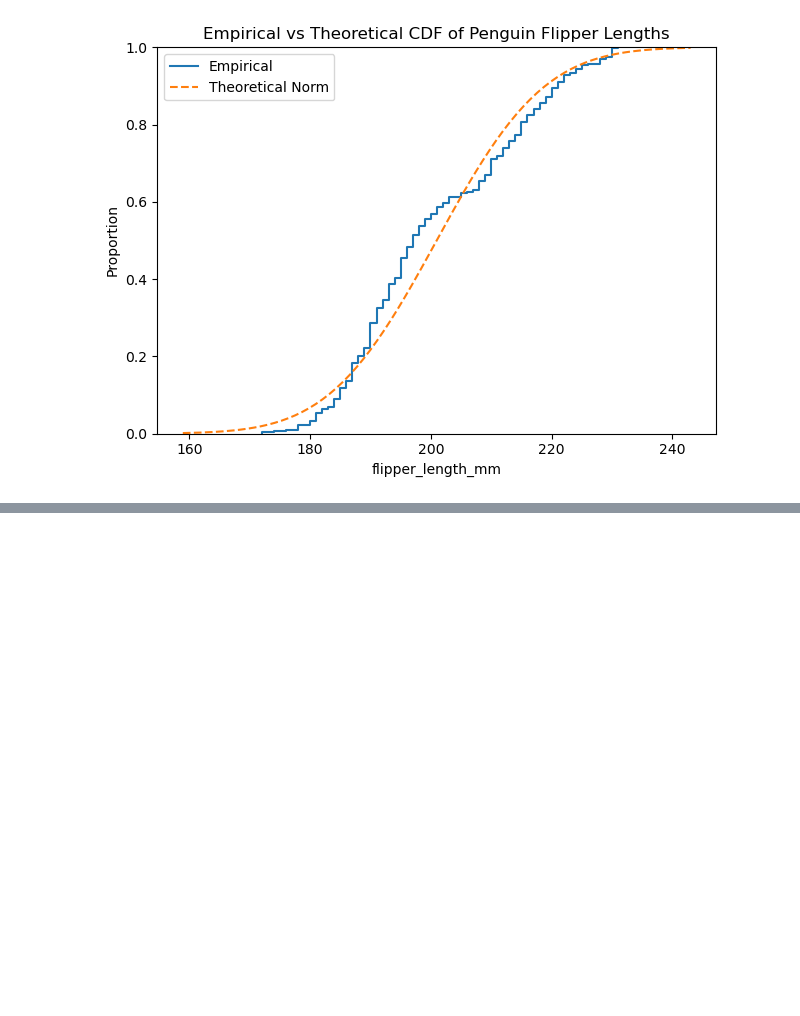
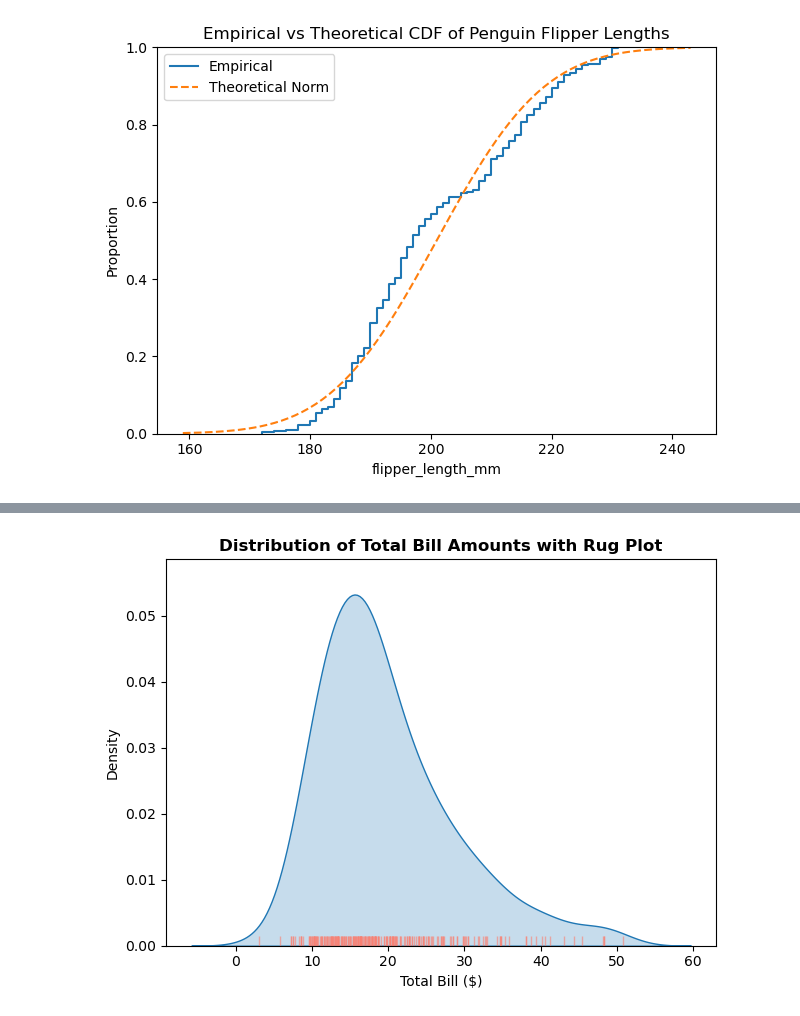
Before and after one commit to aradmehralian/data-visualization-practice, a Jupyter notebook: seaborn/Practice/04 Distribution Plots.ipynb, the cells around one changed output, grey strips where cells are left out. Drawn from its saved outputs; the diff is of its cells as text; code cells hidden in the pictures; blank space fills up the shorter version.

```diff
--- a/seaborn/Practice/04 Distribution Plots.ipynb
+++ b/seaborn/Practice/04 Distribution Plots.ipynb
@@ -346,0 +378,11 @@ plt.tight_layout()
+# %%
+fig, ax = plt.subplots()
+sns.kdeplot(data=tips, ax=ax, x="total_bill", fill=True)
+sns.rugplot(data=tips, ax=ax, x="total_bill", color="salmon", alpha=0.6)
+
+ax.set_title("Distribution of Total Bill Amounts with Rug Plot", fontweight="bold")
+ax.set_xlabel("Total Bill ($)")
+
+fig.tight_layout()
+# %% [output]
+[figure, added]
```
Also changed, not shown: parts of 17 cells of this notebook.
